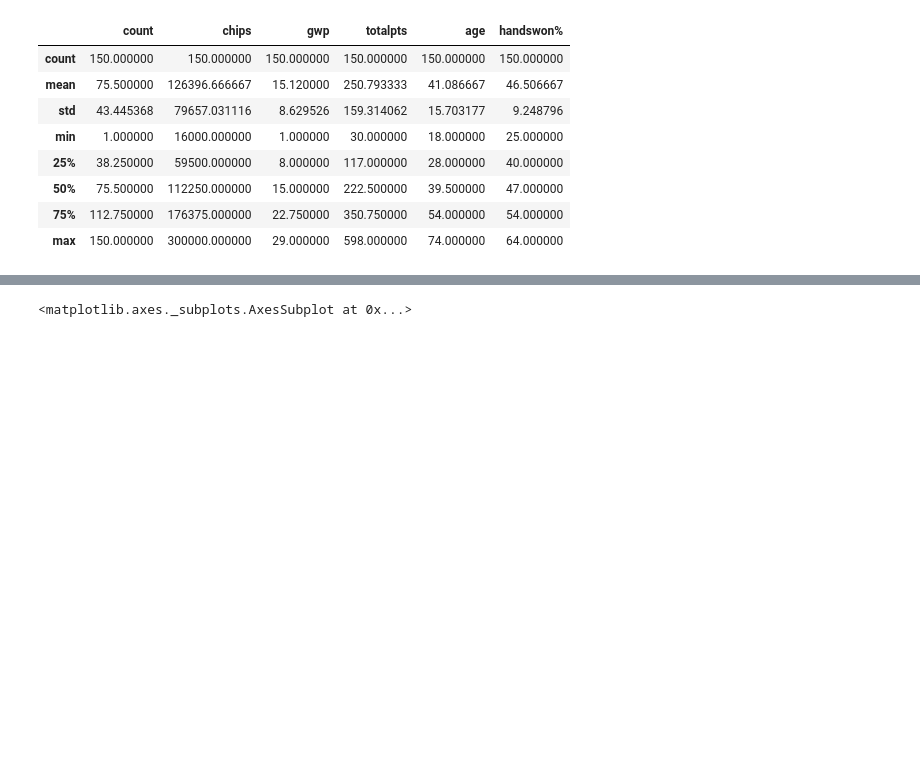
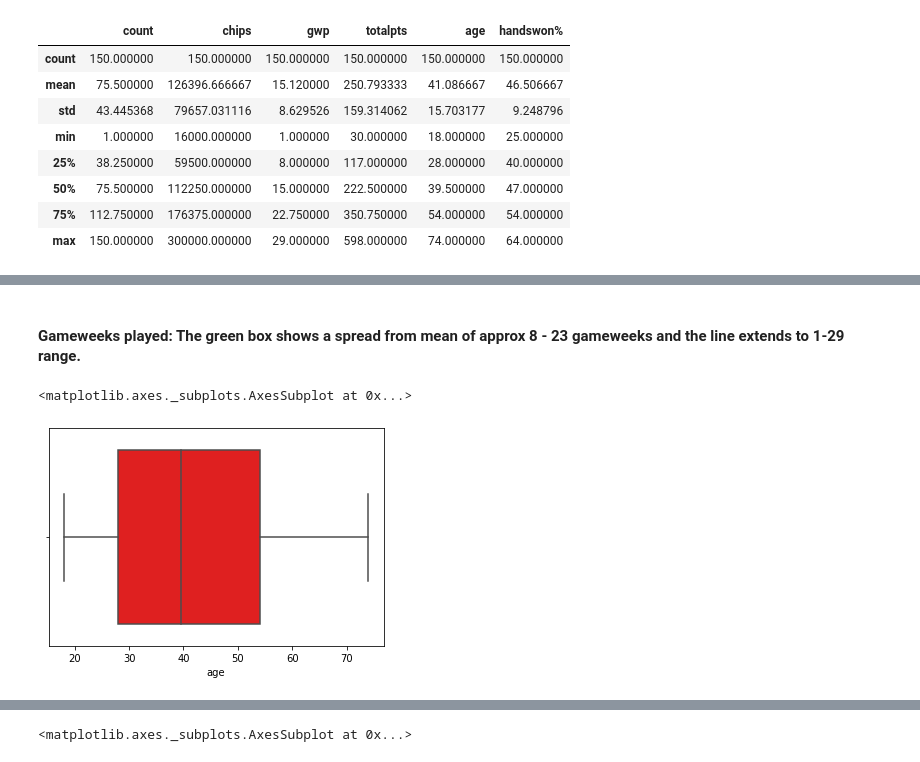
Before and after one commit to garycunningham89/progdataanalysisproject, a Jupyter notebook: Programming for Data Analysis Final Project.ipynb, the cells around one changed output, grey strips where cells are left out. Saved outputs shown, nothing was run; the diff lists cells and outputs as text; code cells hidden in the pictures; blank space fills up the shorter version.

```diff
--- a/Programming for Data Analysis Final Project.ipynb
+++ b/Programming for Data Analysis Final Project.ipynb
@@ -486,0 +513,9 @@ AxesSubplot(0.125,0.125;0.775x0.755)
+# %% [markdown]
+#### Gameweeks played: The green box shows a spread from mean of approx 8 - 23 gameweeks and the line extends to 1-29 range.
+# %%
+#Boxplot showing the age distribution.
+#The box in red shows the spread from the mean and the lines from the box completing the total range.
+sns.boxplot('age', data=dataset, color = 'r')
+# %% [output]
+<matplotlib.axes._subplots.AxesSubplot at 0x...>
+[figure, added]
```
Also changed, not shown: parts of 34 cells of this notebook, 1 other file.
